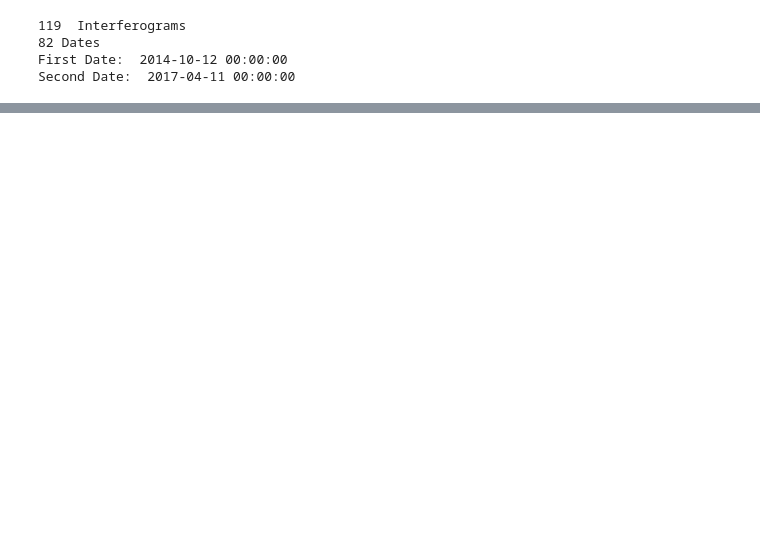
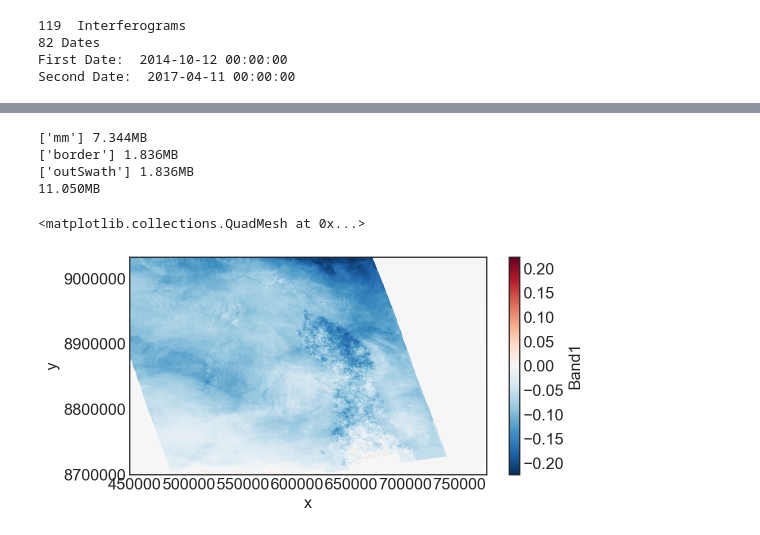
Before and after one commit to scottyhq/pnwinsar, a Jupyter notebook: xarray/SEGMeNT_InSAR_Timeseries_A101-Xarray.ipynb, the cells around one changed output, grey strips where cells are left out. Saved outputs shown, nothing was run; the diff lists cells and outputs as text; code cells hidden in the pictures; blank space fills up the shorter version.

```diff
--- a/xarray/SEGMeNT_InSAR_Timeseries_A101-Xarray.ipynb
+++ b/xarray/SEGMeNT_InSAR_Timeseries_A101-Xarray.ipynb
@@ -150,0 +149,3 @@ def load_mm(path, mask=None):
+# %%
+testFile = files[0]
+ds = rasterio.open(testFile, 'r')
@@ -974,0 +277,2 @@ show_mem_usage()
+# %%
+ds = xr.open_dataset(testFile)
@@ -974,0 +295,29 @@ show_mem_usage()
+# %%
+# For some reasone crs is mapped as 'data variable'
+del ds['transverse_mercator']
+
+ds1 = ds['Band1']
+junk,primary,secondary = testFile[:-3].split('_')
+ds1.attrs['primary'] = primary
+ds1.attrs['secondary'] = secondary
+ds1.attrs['crs'] = proj4str
+ds1.attrs['unit'] = 'm'
+
+# can rename coords to easting & northing this way:
+#ds.rename(dict(x='easting', y='northing'), inplace=True)
+
+# NOTE: could add other relevant metadata such as
+# perpendicular baseline, isce software version, dem version, proccessing date,
+# (copy of isce.log)
+# %%
+show_mem_usage() #NOTE
+# %% [output]
+['mm'] 7.344MB
+['border'] 1.836MB
+['outSwath'] 1.836MB
+11.050MB
+# %%
+ds1.plot() #nice. automatic labels, extent, better color scale
+# %% [output]
+<matplotlib.collections.QuadMesh at 0x...>
+[figure, added]
```
Also changed, not shown: parts of 139 cells of this notebook, 2 other files.
